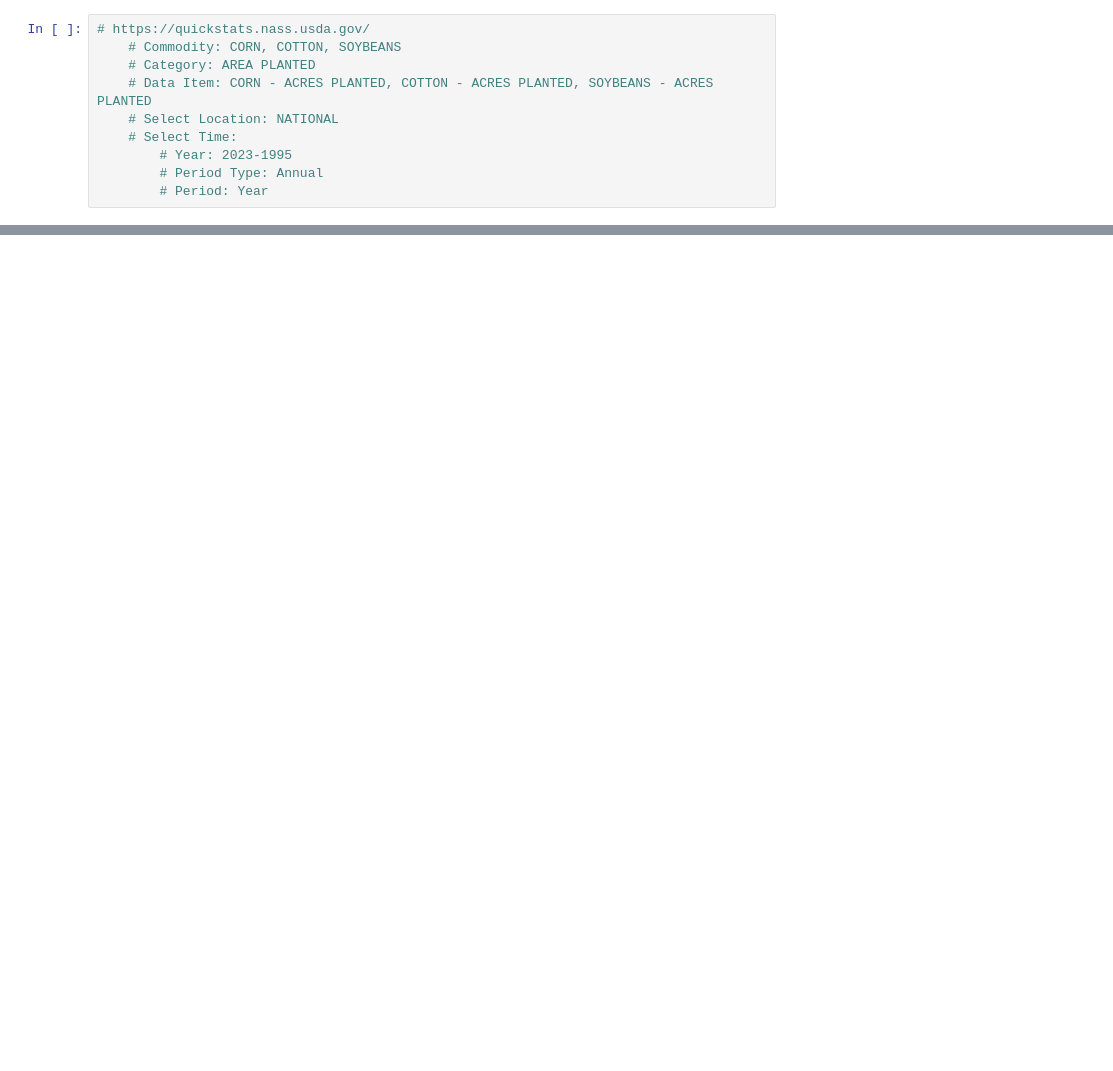
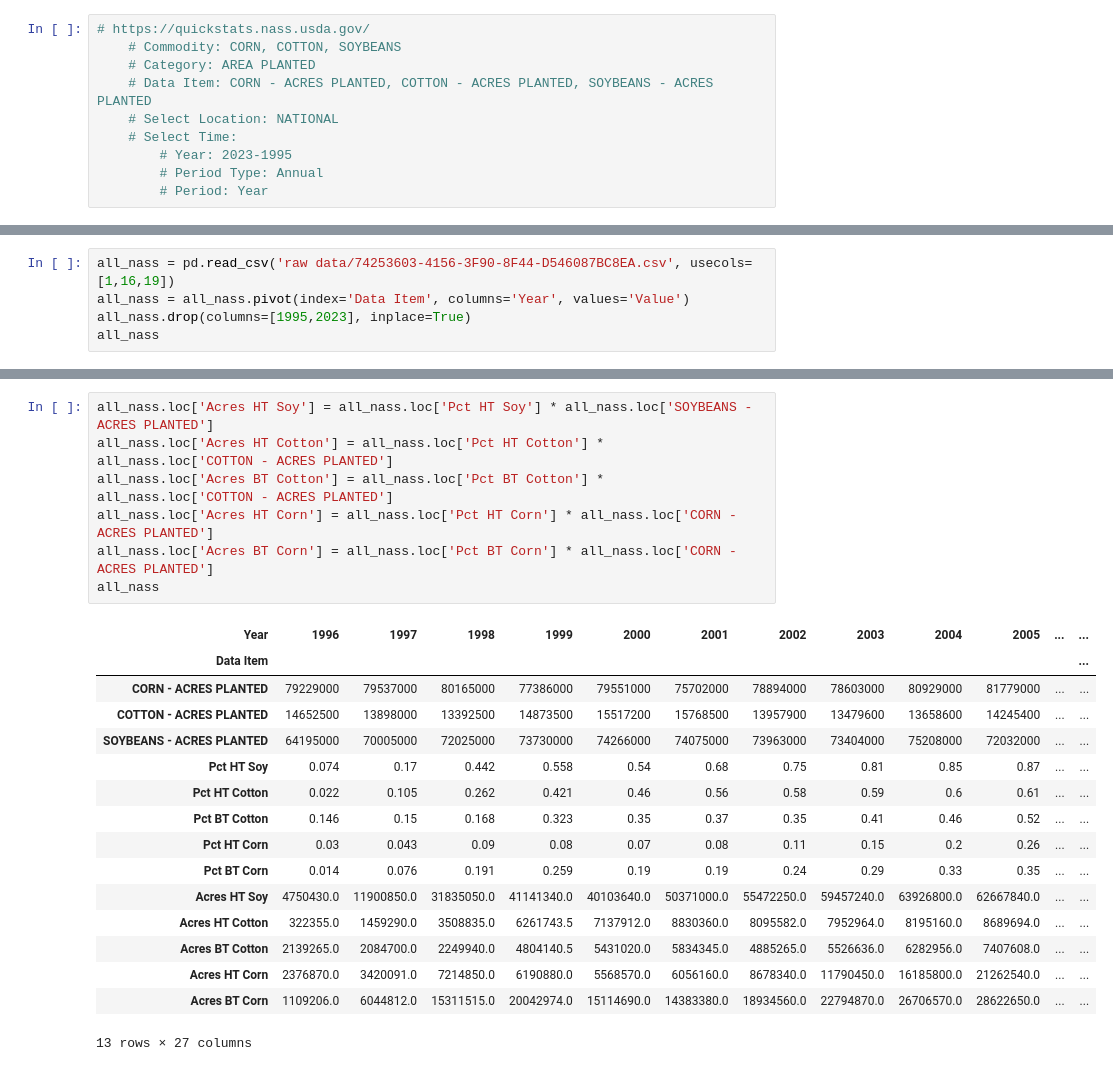
Before and after one commit to ariana848/historical_tech, a Jupyter notebook: reading files/read_usda.ipynb, the cells around one changed output, grey strips where cells are left out. Drawn from its saved outputs; the diff is of its cells as text; blank space fills up the shorter version.

```diff
--- a/reading files/read_usda.ipynb
+++ b/reading files/read_usda.ipynb
@@ -69,0 +104,5 @@ pd.concat(nass)
+# %%
+all_nass = pd.read_csv('raw data/74253603-4156-3F90-8F44-D546087BC8EA.csv', usecols=[1,16,19])
+all_nass = all_nass.pivot(index='Data Item', columns='Year', values='Value')
+all_nass.drop(columns=[1995,2023], inplace=True)
+all_nass
@@ -69,0 +171,24 @@ pd.concat(nass)
+# %%
+all_nass.loc['Acres HT Soy'] = all_nass.loc['Pct HT Soy'] * all_nass.loc['SOYBEANS - ACRES PLANTED']
+all_nass.loc['Acres HT Cotton'] = all_nass.loc['Pct HT Cotton'] * all_nass.loc['COTTON - ACRES PLANTED']
+all_nass.loc['Acres BT Cotton'] = all_nass.loc['Pct BT Cotton'] * all_nass.loc['COTTON - ACRES PLANTED']
+all_nass.loc['Acres HT Corn'] = all_nass.loc['Pct HT Corn'] * all_nass.loc['CORN - ACRES PLANTED']
+all_nass.loc['Acres BT Corn'] = all_nass.loc['Pct BT Corn'] * all_nass.loc['CORN - ACRES PLANTED']
+all_nass
+# %% [output]
+| Year | 1996 | 1997 | 1998 | 1999 | 2000 | 2001 | 2002 | 2003 | 2004 | 2005 | ... | ... |
+| Data Item |  |  |  |  |  |  |  |  |  |  |  | ... |
+| CORN - ACRES PLANTED | 79229000 | 79537000 | 80165000 | 77386000 | 79551000 | 75702000 | 78894000 | 78603000 | 80929000 | 81779000 | ... | ... |
+| COTTON - ACRES PLANTED | 14652500 | 13898000 | 13392500 | 14873500 | 15517200 | 15768500 | 13957900 | 13479600 | 13658600 | 14245400 | ... | ... |
+| SOYBEANS - ACRES PLANTED | 64195000 | 70005000 | 72025000 | 73730000 | 74266000 | 74075000 | 73963000 | 73404000 | 75208000 | 72032000 | ... | ... |
+| Pct HT Soy | 0.074 | 0.17 | 0.442 | 0.558 | 0.54 | 0.68 | 0.75 | 0.81 | 0.85 | 0.87 | ... | ... |
+| Pct HT Cotton | 0.022 | 0.105 | 0.262 | 0.421 | 0.46 | 0.56 | 0.58 | 0.59 | 0.6 | 0.61 | ... | ... |
+| Pct BT Cotton | 0.146 | 0.15 | 0.168 | 0.323 | 0.35 | 0.37 | 0.35 | 0.41 | 0.46 | 0.52 | ... | ... |
+| Pct HT Corn | 0.03 | 0.043 | 0.09 | 0.08 | 0.07 | 0.08 | 0.11 | 0.15 | 0.2 | 0.26 | ... | ... |
+| Pct BT Corn | 0.014 | 0.076 | 0.191 | 0.259 | 0.19 | 0.19 | 0.24 | 0.29 | 0.33 | 0.35 | ... | ... |
+| Acres HT Soy | 4750430.0 | 11900850.0 | 31835050.0 | 41141340.0 | 40103640.0 | 50371000.0 | 55472250.0 | 59457240.0 | 63926800.0 | 62667840.0 | ... | ... |
+| Acres HT Cotton | 322355.0 | 1459290.0 | 3508835.0 | 6261743.5 | 7137912.0 | 8830360.0 | 8095582.0 | 7952964.0 | 8195160.0 | 8689694.0 | ... | ... |
+| Acres BT Cotton | 2139265.0 | 2084700.0 | 2249940.0 | 4804140.5 | 5431020.0 | 5834345.0 | 4885265.0 | 5526636.0 | 6282956.0 | 7407608.0 | ... | ... |
+| Acres HT Corn | 2376870.0 | 3420091.0 | 7214850.0 | 6190880.0 | 5568570.0 | 6056160.0 | 8678340.0 | 11790450.0 | 16185800.0 | 21262540.0 | ... | ... |
+| Acres BT Corn | 1109206.0 | 6044812.0 | 15311515.0 | 20042974.0 | 15114690.0 | 14383380.0 | 18934560.0 | 22794870.0 | 26706570.0 | 28622650.0 | ... | ... |
+13 rows × 27 columns
```
Also changed, not shown: parts of 14 cells of this notebook, 13 other files.
